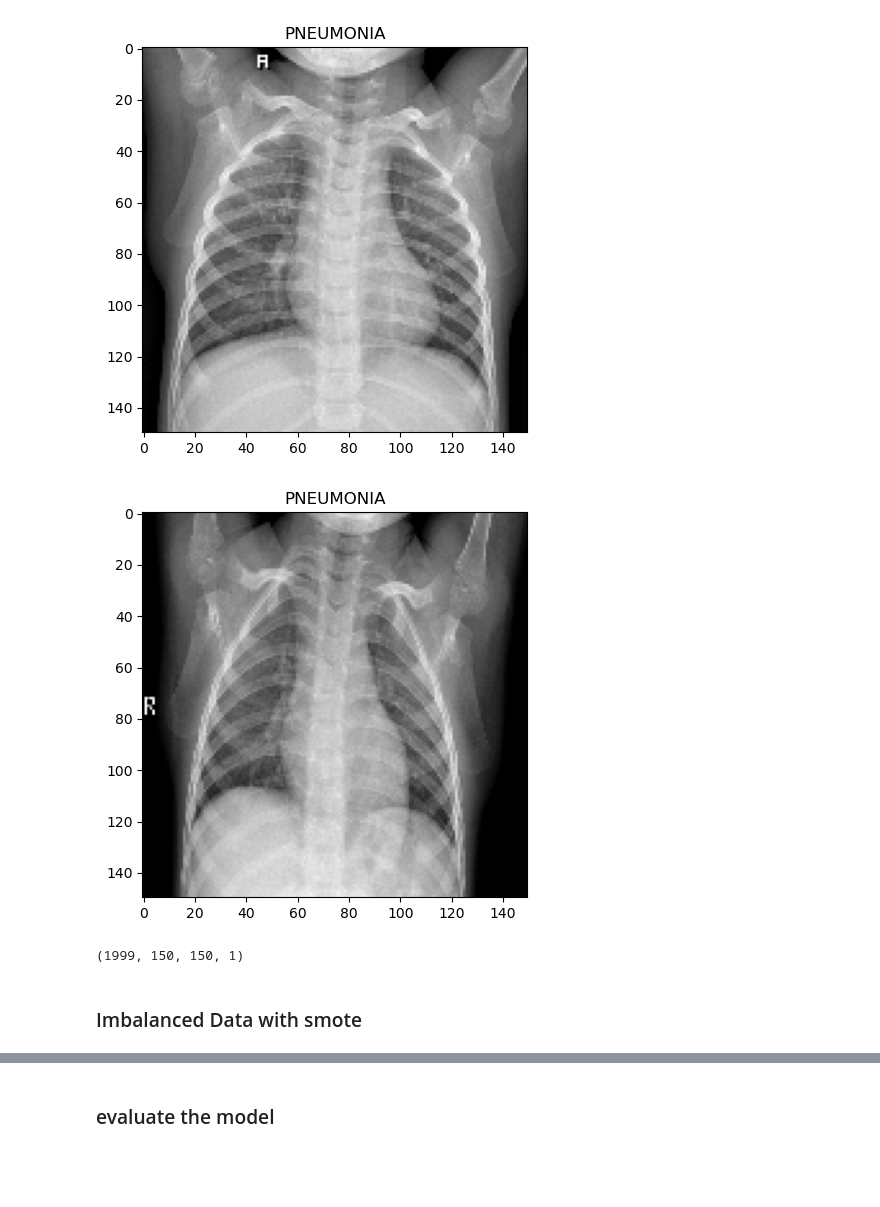
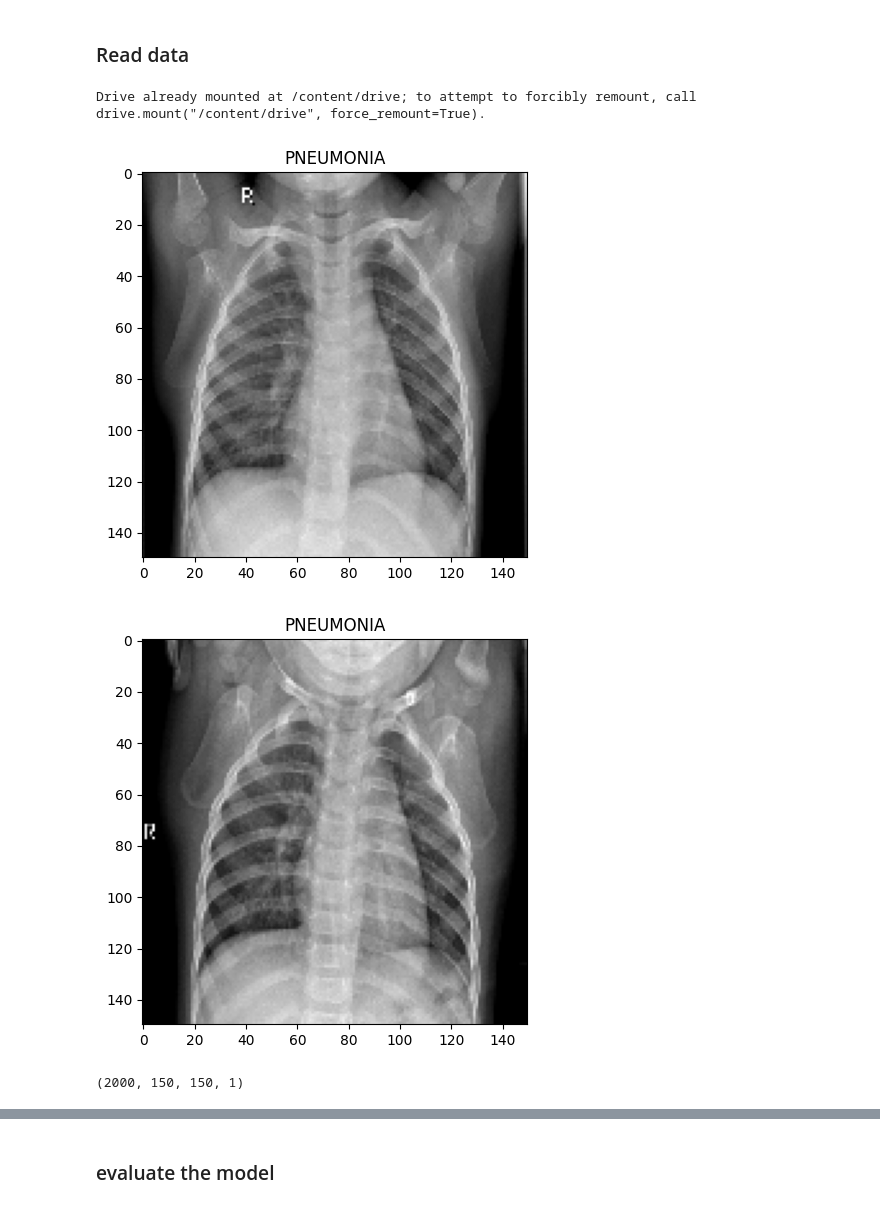
Before and after one commit to ABDULLAHHG/Medical-Image-Analysis-with-CNN, a Jupyter notebook: Medical Image Analysis with CNN.ipynb, the cells around one changed output, grey strips where cells are left out. Cells and saved outputs as stored; diff of their text form; code cells hidden in the pictures; blank space fills up the shorter version.

```diff
--- a/Medical Image Analysis with CNN.ipynb
+++ b/Medical Image Analysis with CNN.ipynb
@@ -14,6 +14,13 @@ from tqdm import tqdm
 # ignore warning
 import warnings
 warnings.filterwarnings("ignore")
+# %% [markdown]
+### Read data
+# %%
+from google.colab import drive
+drive.mount('/content/drive')
+# %% [output]
+Drive already mounted at /content/drive; to attempt to forcibly remount, call drive.mount("/content/drive", force_remount=True).
 # %%
 labels = ['PNEUMONIA', 'NORMAL']
 img_size = 150
@@ -32,23 +39,23 @@ def get_training_data(data_dir):
                 print(f"Error processing {os.path.join(path, img)}: {str(e)}")
     return np.array(data, dtype=object) # Specify dtype as object
 # %%
-train = get_training_data('chest_xray/chest_xray/train')
-test = get_training_data('chest_xray/chest_xray/test')
-val = get_training_data('chest_xray/chest_xray/val')
+train = get_training_data('/content/drive/MyDrive/chest_xray/train')
+test = get_training_data('/content/drive/MyDrive/chest_xray/test')
+val = get_training_data('/content/drive/MyDrive/chest_xray/val')
 # %%
 # Pneumonia Sample
 plt.figure(figsize = (5,5))
 plt.imshow(train[2][0], cmap='gray')
 plt.title(labels[train[2][1]])
 
 # Normal Sample
 plt.figure(figsize = (5,5))
-plt.imshow(train[322][0], cmap='gray')
-plt.title(labels[train[322][1]])
+plt.imshow(train[201][0], cmap='gray')
+plt.title(labels[train[201][1]])
 plt.show()
 # %% [output]
-[figure, old version]
+[figure, new version]
-[figure, old version]
+[figure, new version]
 # %%
 # Train
 x_train = []
@@ -92,6 +99,4 @@ x_test = x_test.reshape(-1, img_size, img_size , 1 )
 # %%
 x_train.shape
 # %% [output]
-(1999, 150, 150, 1)
+(2000, 150, 150, 1)
-# %% [markdown]
-### Imbalanced Data with smote
```
Also changed, not shown: parts of 28 cells of this notebook.
